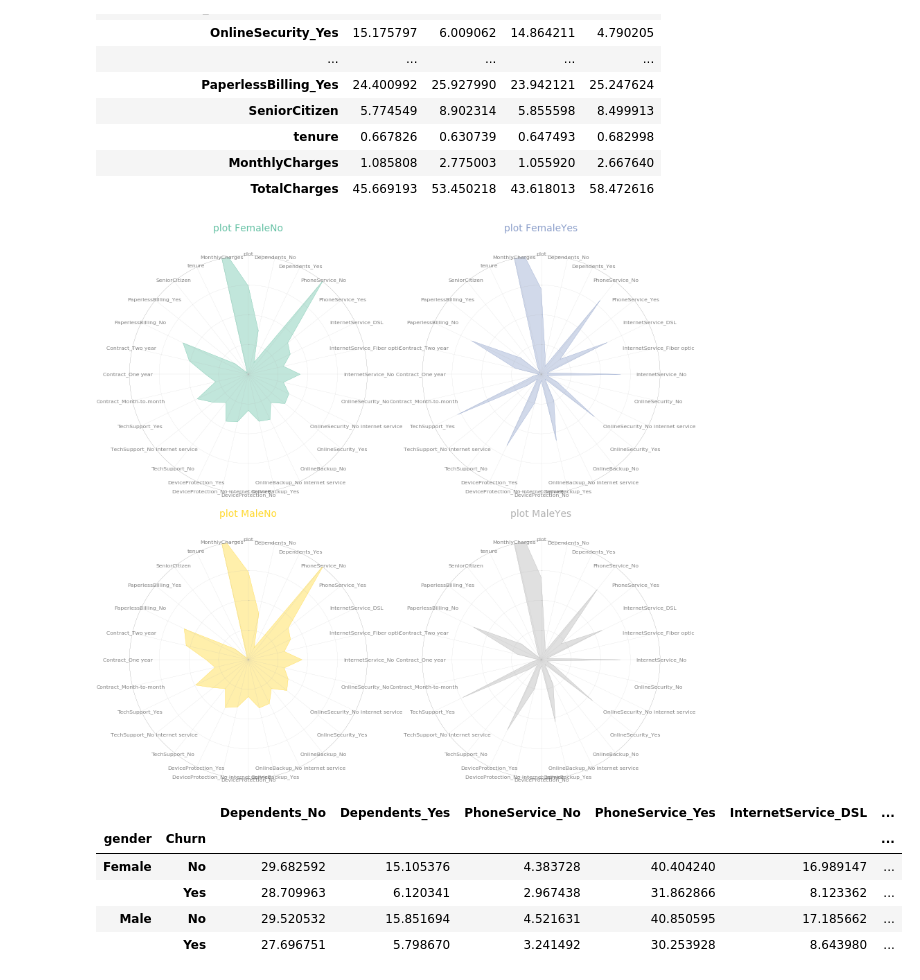
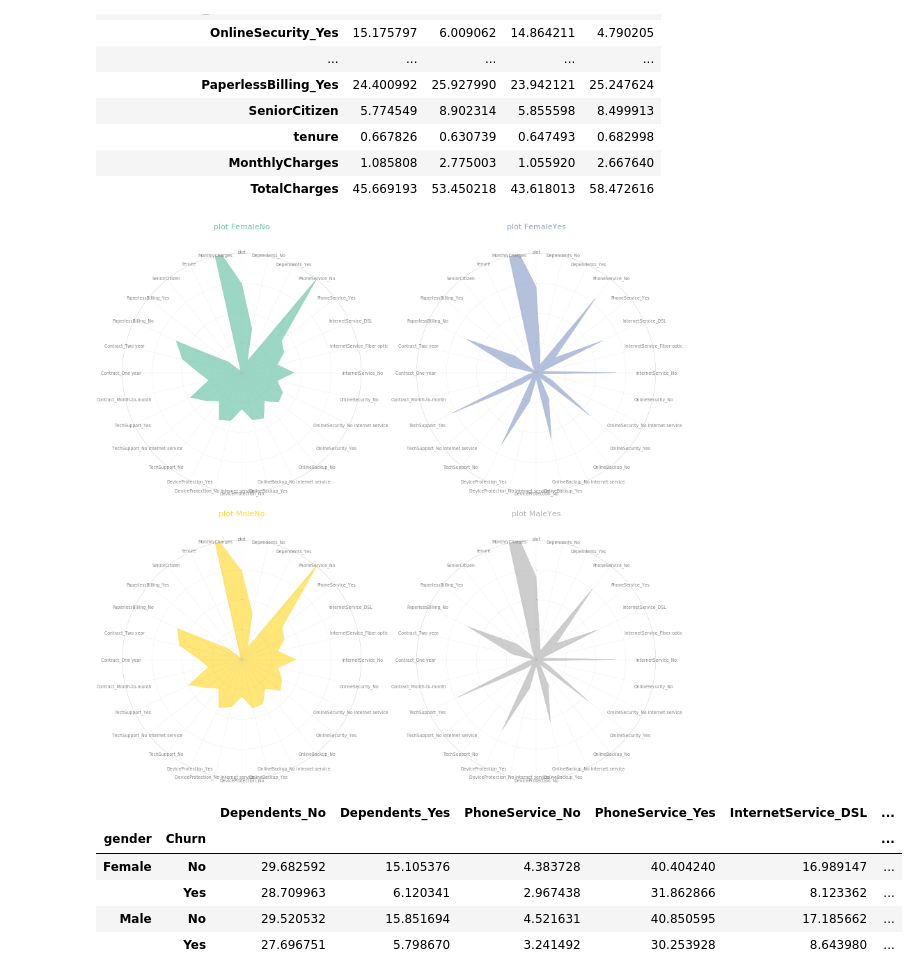
Before and after one commit to tchala14/gittry, a Jupyter notebook: TchalinsChurn.ipynb, the cells around one changed output. Drawn from its saved outputs; the diff is of its cells as text; code cells hidden in the pictures.

```diff
--- a/TchalinsChurn.ipynb
+++ b/TchalinsChurn.ipynb
@@ -1006,7 +1006,7 @@ dfprofil.T*100
 import matplotlib.pyplot as plt
 from math import pi
 # %%
-def make_spider( row, title, color):
+def make_spider( row, title, color, figname):
 
     # number of variable
     categories=list(dfreset1)[:-1]
@@ -1028,32 +1028,32 @@ def make_spider( row, title, color):
 
     # Draw ylabels
     ax.set_rlabel_position(0)
-    plt.yticks([10,20,30], ["10","20","30"], color="grey", size=7)
+    plt.yticks([10,20,30], ["10","20","30"], color="black", size=7)
     plt.ylim(0,40)
 
     # Ind1
     values=dfreset1.loc[row].drop('plot').values.flatten().tolist()
     values += values[:1]
     ax.plot(angles, values, color=color, linewidth=2, linestyle='solid')
-    ax.fill(angles, values, color=color, alpha=0.4)
+    ax.fill(angles, values, color=color, alpha=0.65)
 
     # Add a title
     plt.title(title, size=100, color=color, y=1.1)
-    plt.savefig('fig1.png')
+    plt.savefig(figname)
 # %%
 # ------- PART 2: Apply to all individuals
 # initialize the figure
-my_dpi=10
+my_dpi=8
 plt.figure(figsize=(1000/my_dpi, 1000/my_dpi), dpi=my_dpi)
 
 # Create a color palette:
 my_palette = plt.cm.get_cmap("Set2", len(dfreset1.index))
 
 # Loop to plot
 for row in range(0, len(dfreset1.index)):
-    make_spider( row=row, title='plot '+dfreset1['plot'][row], color=my_palette(row))
+    make_spider( row=row, title='plot '+dfreset1['plot'][row], color=my_palette(row), figname='fig1.png')
 # %% [output]
-[figure, old version]
+[figure, new version]
 # %%
 a1=a
 # %%
```
Also changed, not shown: parts of 6 cells of this notebook, 6 other files.
